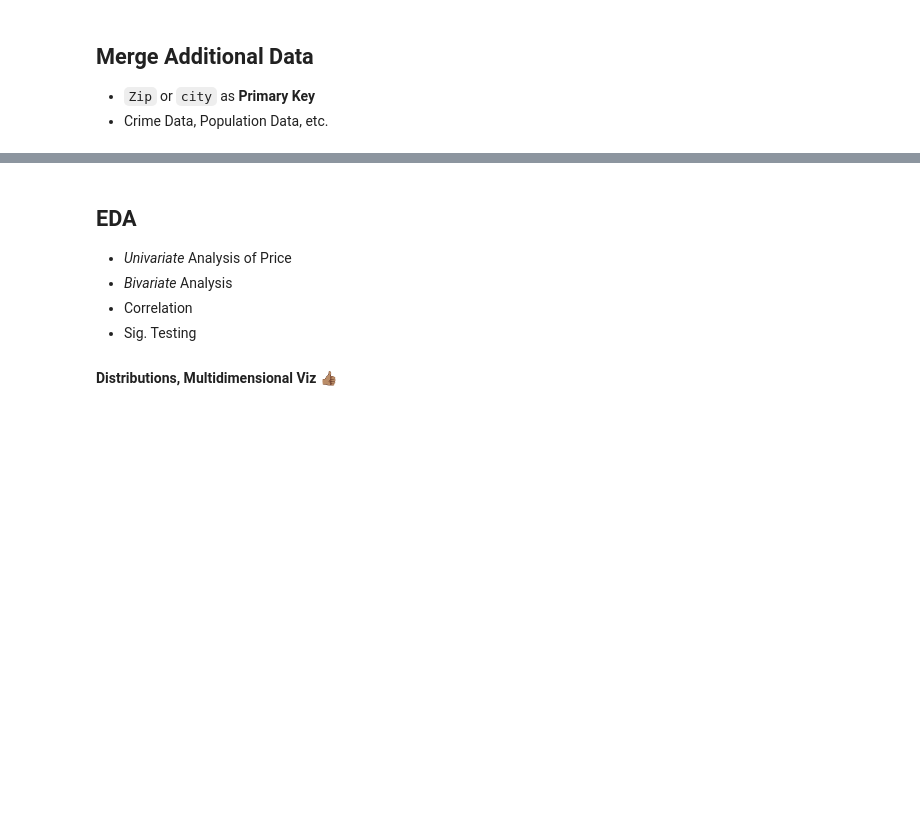
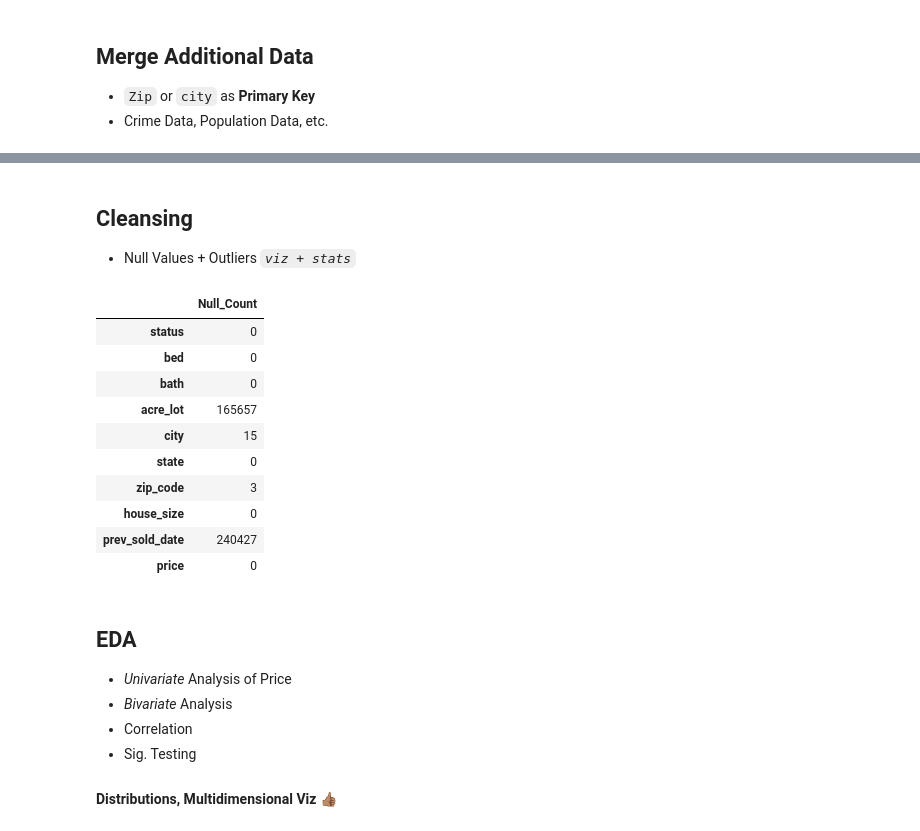
Before and after one commit to Skahlon7/_Spatial_, a Jupyter notebook: Final_575/Final_Proj.ipynb, the cells around one changed output, grey strips where cells are left out. Cells and saved outputs as stored; diff of their text form; code cells hidden in the pictures; blank space fills up the shorter version.

Commit message:
null + plans
Addition of na count + plans for proj

```diff
--- a/Final_575/Final_Proj.ipynb
+++ b/Final_575/Final_Proj.ipynb
@@ -65,0 +60,3 @@ df = df.query('bath <=8 and bed <=10 and house_size <= 4000 and state not in ["P
+# %% [markdown]
+## Cleansing
+- Null Values + Outliers _`viz + stats`_
@@ -65,0 +66,14 @@ df = df.query('bath <=8 and bed <=10 and house_size <= 4000 and state not in ["P
+# %%
+pd.DataFrame(df.isnull().sum()).rename(columns={0:'Null_Count'})
+# %% [output]
+|  | Null_Count |
+| status | 0 |
+| bed | 0 |
+| bath | 0 |
+| acre_lot | 165657 |
+| city | 15 |
+| state | 0 |
+| zip_code | 3 |
+| house_size | 0 |
+| prev_sold_date | 240427 |
+| price | 0 |
```
Also changed, not shown: parts of 12 cells of this notebook.
